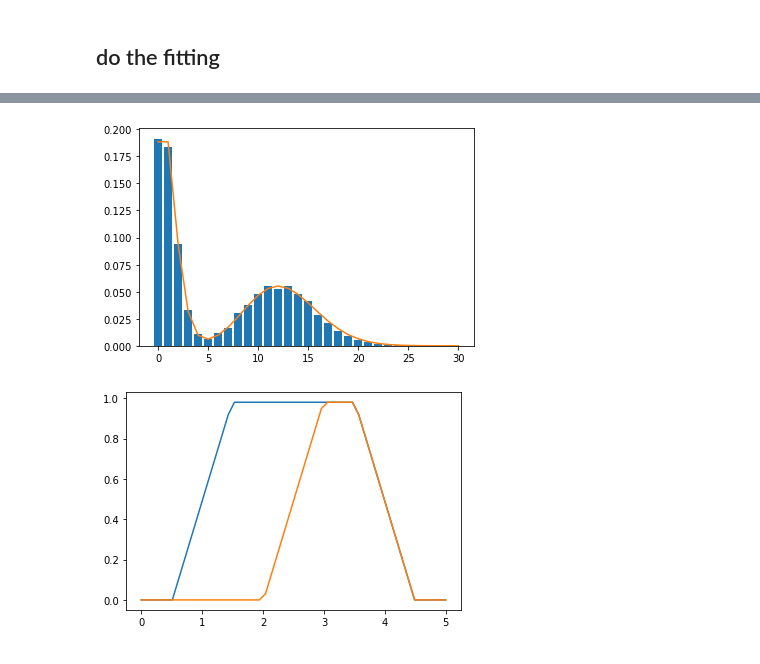
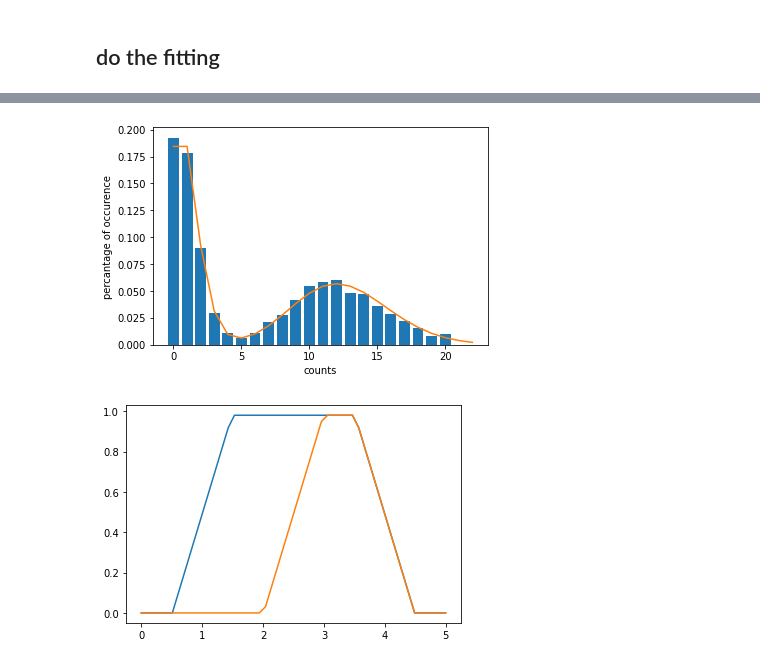
Before and after one commit to R-Thomm/Robin-Master, a Jupyter notebook: two_ion_stuff.ipynb, the cells around one changed output, grey strips where cells are left out. Saved outputs shown, nothing was run; the diff lists cells and outputs as text; code cells hidden in the pictures.

```diff
--- a/two_ion_stuff.ipynb
+++ b/two_ion_stuff.ipynb
@@ -65,13 +65,15 @@ processing time new: 0.0414
 # %%
 # manually set the pre fit
-prefit = {'x': [24, 12.5, 1, 0, 0, 0]}
+prefit = {'x': [24, 12.5, 1, 0, 0.5, 0.5]}
 
 # fit the probability of down down, down up, up up
 y_dd, y_du, y_uu,_,_,_ = eios_analyse.fit_hist_2I([hist], prefit, parallel = True)
 
-eios_analyse.plot_hist_res_2I(hist, prefit['x'][:3], [y_dd[0], y_du[0], y_uu[0]])
+# eios_analyse.plot_hist_res_2I(hist, prefit['x'][:3], [y_dd[0], y_du[0], y_uu[0]])
+
+eios_analyse.plot_hist_res_2I(hist, prefit)
 # %% [output]
-[figure, old version]
+[figure, new version]
 # %%
 times = np.linspace(-0, 5, 50)
 
```
Also changed, not shown: parts of 18 cells of this notebook, 11 other files.
